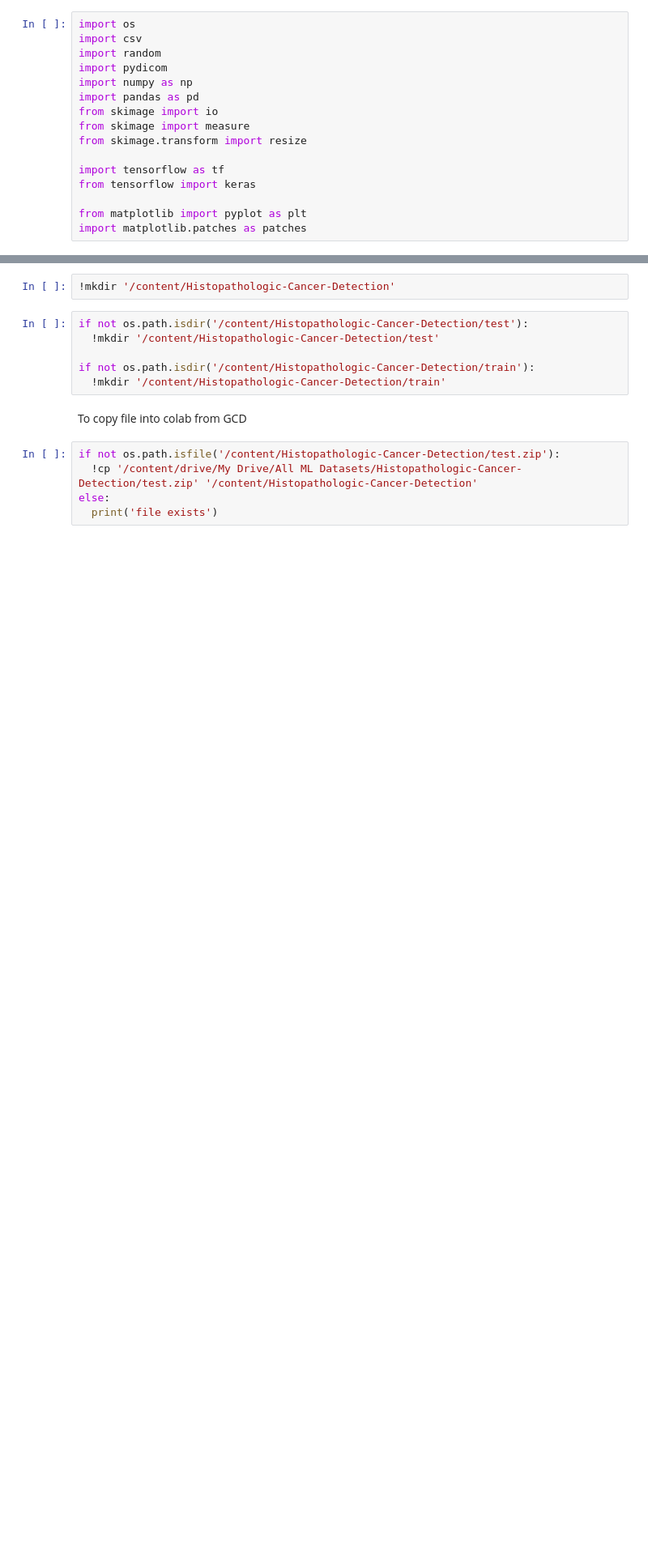
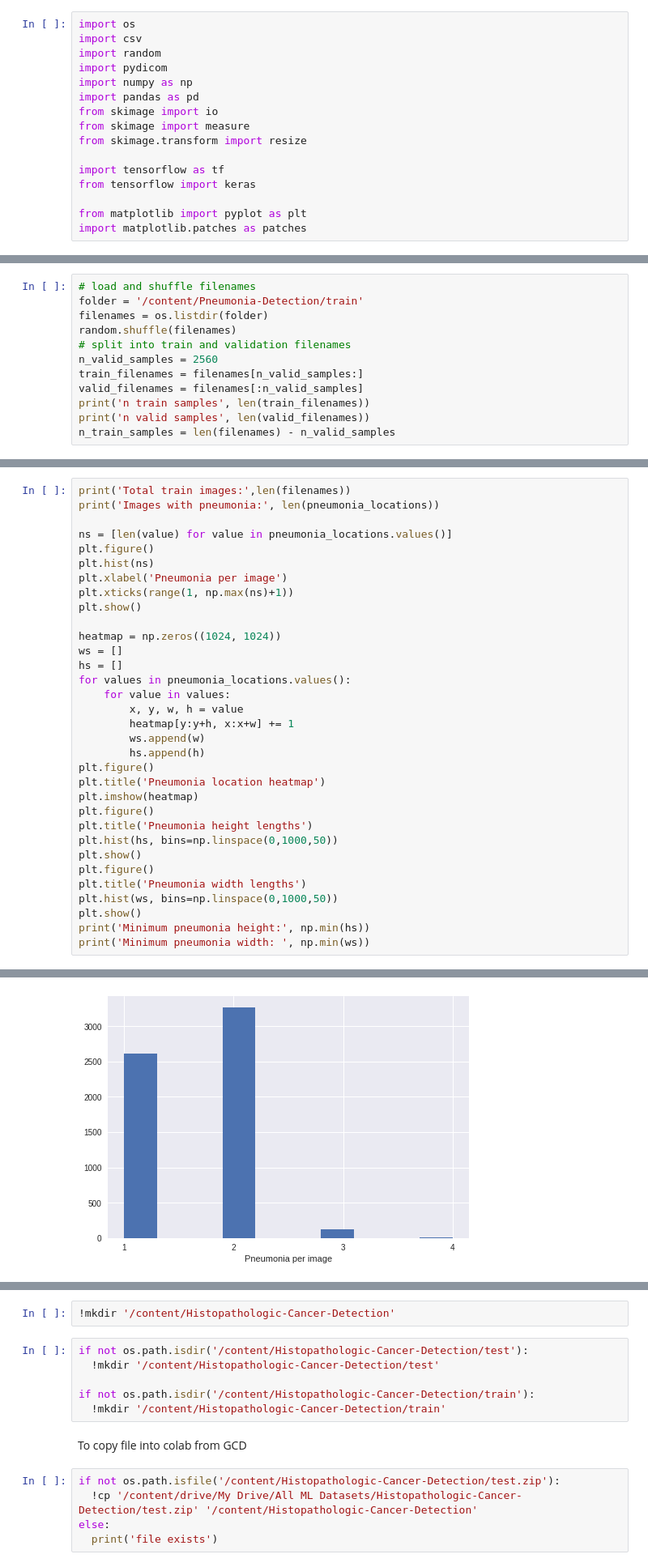
Before and after one commit to AI-Junction/Pneumonia-Detection, a Jupyter notebook: PneumoniaDetection.ipynb, the cells around one changed output, grey strips where cells are left out. Shown at 81% size. Cells and saved outputs as stored; diff of their text form; blank space fills up the shorter version.

```diff
--- a/PneumoniaDetection.ipynb
+++ b/PneumoniaDetection.ipynb
@@ -336,0 +320,12 @@ FileNotFoundError: ignored
+# %%
+# load and shuffle filenames
+folder = '/content/Pneumonia-Detection/train'
+filenames = os.listdir(folder)
+random.shuffle(filenames)
+# split into train and validation filenames
+n_valid_samples = 2560
+train_filenames = filenames[n_valid_samples:]
+valid_filenames = filenames[:n_valid_samples]
+print('n train samples', len(train_filenames))
+print('n valid samples', len(valid_filenames))
+n_train_samples = len(filenames) - n_valid_samples
@@ -336,0 +335,34 @@ FileNotFoundError: ignored
+# %%
+print('Total train images:',len(filenames))
+print('Images with pneumonia:', len(pneumonia_locations))
+
+ns = [len(value) for value in pneumonia_locations.values()]
+plt.figure()
+plt.hist(ns)
+plt.xlabel('Pneumonia per image')
+plt.xticks(range(1, np.max(ns)+1))
+plt.show()
+
+heatmap = np.zeros((1024, 1024))
+ws = []
+hs = []
+for values in pneumonia_locations.values():
+    for value in values:
+        x, y, w, h = value
+        heatmap[y:y+h, x:x+w] += 1
+        ws.append(w)
+        hs.append(h)
+plt.figure()
+plt.title('Pneumonia location heatmap')
+plt.imshow(heatmap)
+plt.figure()
+plt.title('Pneumonia height lengths')
+plt.hist(hs, bins=np.linspace(0,1000,50))
+plt.show()
+plt.figure()
+plt.title('Pneumonia width lengths')
+plt.hist(ws, bins=np.linspace(0,1000,50))
+plt.show()
+print('Minimum pneumonia height:', np.min(hs))
+print('Minimum pneumonia width: ', np.min(ws))
+# %% [output]
@@ -336,0 +371 @@ FileNotFoundError: ignored
+[figure, added]
```
Also changed, not shown: parts of 4 cells of this notebook.
